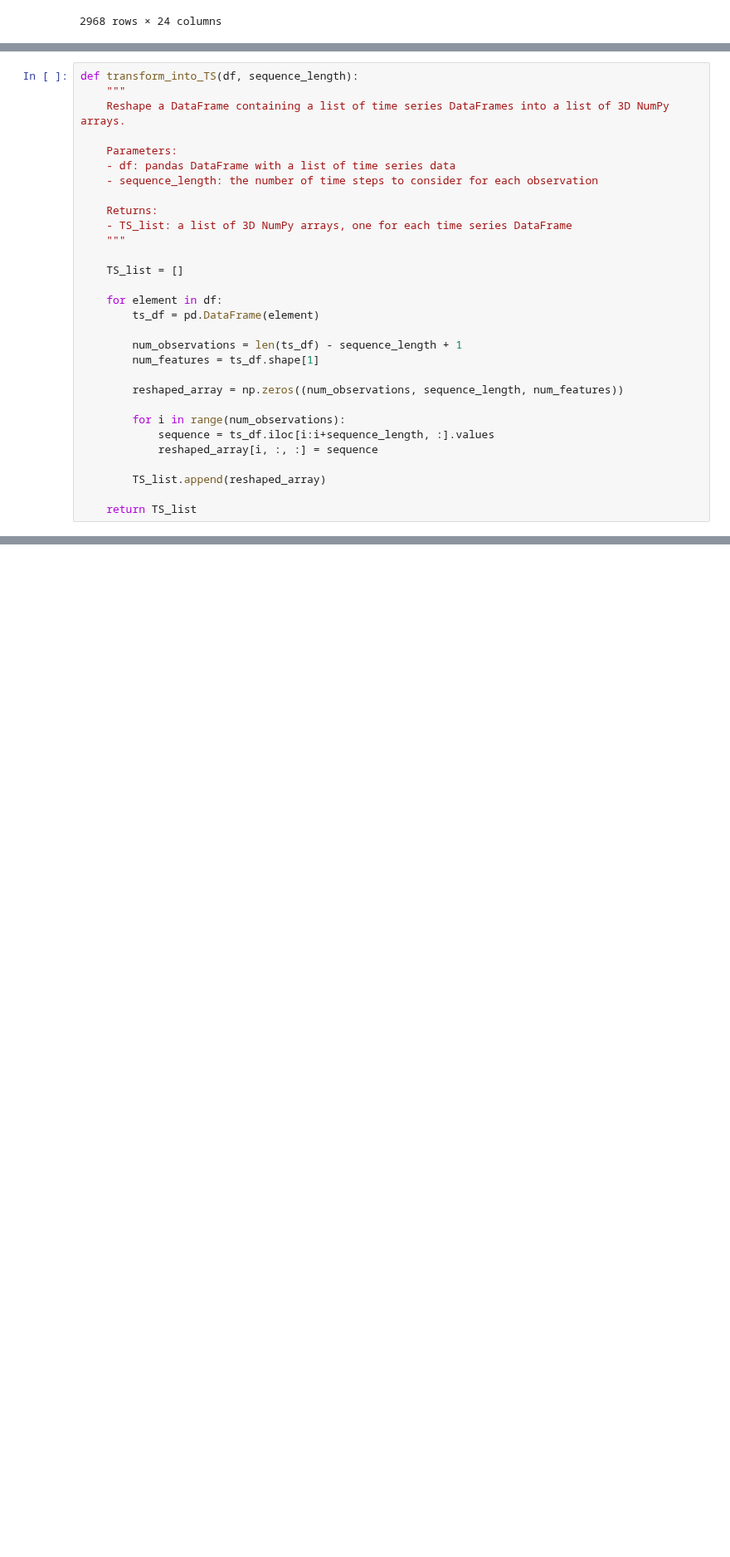
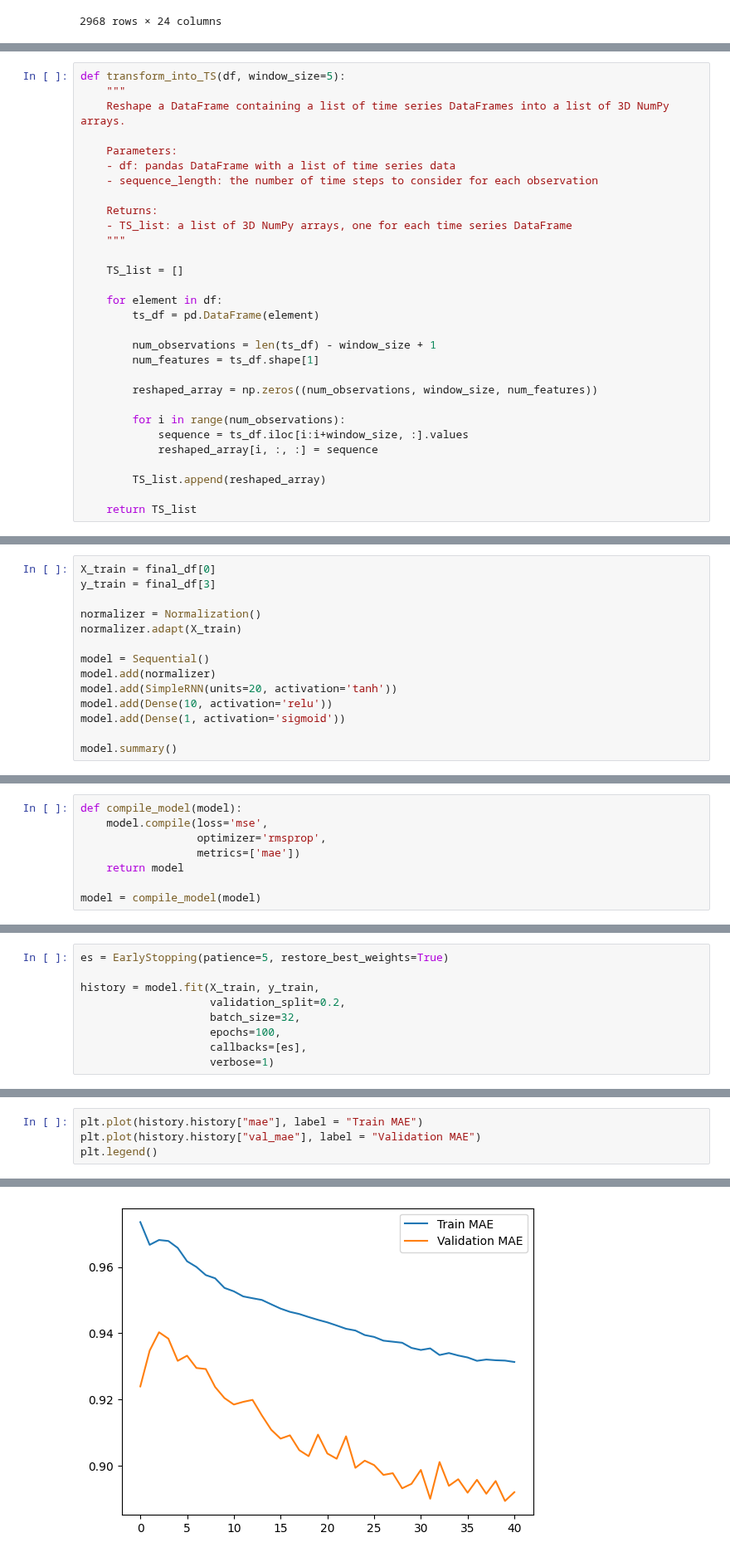
Before and after one commit to LeodeN2000/Financial_Trend_Forecasting, a Jupyter notebook: notebooks/Technical_Indicators/Technical_Indicators.ipynb, the cells around one changed output, grey strips where cells are left out. Shown at 83% size. Drawn from its saved outputs; the diff is of its cells as text; blank space fills up the shorter version.

```diff
--- a/notebooks/Technical_Indicators/Technical_Indicators.ipynb
+++ b/notebooks/Technical_Indicators/Technical_Indicators.ipynb
@@ -962,5 +941,5 @@ split_df
 # %%
-def transform_into_TS(df, sequence_length):
+def transform_into_TS(df, window_size=5):
     """
     Reshape a DataFrame containing a list of time series DataFrames into a list of 3D NumPy arrays.
 
@@ -977,13 +956,13 @@ def transform_into_TS(df, sequence_length):
     for element in df:
         ts_df = pd.DataFrame(element)
 
-        num_observations = len(ts_df) - sequence_length + 1
+        num_observations = len(ts_df) - window_size + 1
         num_features = ts_df.shape[1]
 
-        reshaped_array = np.zeros((num_observations, sequence_length, num_features))
+        reshaped_array = np.zeros((num_observations, window_size, num_features))
 
         for i in range(num_observations):
-            sequence = ts_df.iloc[i:i+sequence_length, :].values
+            sequence = ts_df.iloc[i:i+window_size, :].values
             reshaped_array[i, :, :] = sequence
 
         TS_list.append(reshaped_array)
@@ -1012,0 +1003,14 @@ final_df
+# %%
+X_train = final_df[0]
+y_train = final_df[3]
+
+normalizer = Normalization()
+normalizer.adapt(X_train)
+
+model = Sequential()
+model.add(normalizer)
+model.add(SimpleRNN(units=20, activation='tanh'))
+model.add(Dense(10, activation='relu'))
+model.add(Dense(1, activation='sigmoid'))
+
+model.summary()
@@ -1012,0 +1038,8 @@ final_df
+# %%
+def compile_model(model):
+    model.compile(loss='mse',
+                  optimizer='rmsprop',
+                  metrics=['mae'])
+    return model
+
+model = compile_model(model)
@@ -1012,0 +1048,9 @@ final_df
+# %%
+es = EarlyStopping(patience=5, restore_best_weights=True)
+
+history = model.fit(X_train, y_train,
+                    validation_split=0.2,
+                    batch_size=32,
+                    epochs=100,
+                    callbacks=[es],
+                    verbose=1)
@@ -1012,0 +1075,5 @@ final_df
+# %%
+plt.plot(history.history["mae"], label = "Train MAE")
+plt.plot(history.history["val_mae"], label = "Validation MAE")
+plt.legend()
+# %% [output]
@@ -1012,0 +1081 @@ final_df
+[figure, added]
```
Also changed, not shown: parts of 19 cells of this notebook.
